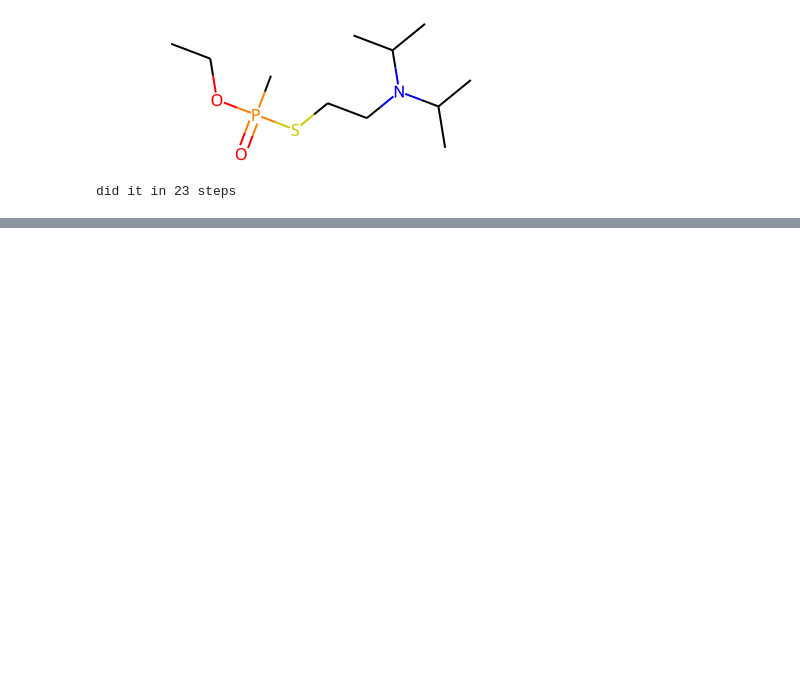
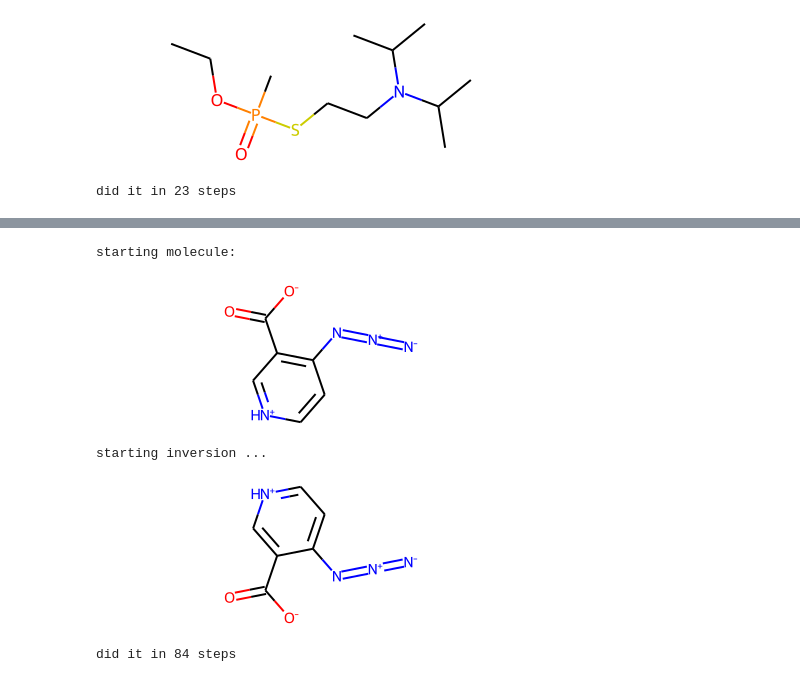
Before and after one commit to dehaenw/ECFPinvert, a Jupyter notebook: test_invert.ipynb, the cells around one changed output, grey strips where cells are left out. Drawn from its saved outputs; the diff is of its cells as text; code cells hidden in the pictures; blank space fills up the shorter version.

```diff
--- a/test_invert.ipynb
+++ b/test_invert.ipynb
@@ -100,3 +103,19 @@ did it in 23 steps
+# %%
+inv = inverter.Inverter(nbits=NBITS,radius=RADIUS,atoms_dict=inverter.ATOMSDICT_FULL,add_charges=True)
+mol = Chem.MolFromSmiles("c1c[nH+]cc(C(=O)[O-])c1N=[N+]=[N-]")
+print("starting molecule:")
+display(mol)
+ifp = inv.getECFP(mol)
+print("starting inversion ...")
+winner,steps = inv.invert(ifp,verbose=False,max_steps=5000,max_atoms=30,reduction_tolerance=10,max_dummies=6)
+display(winner)
+print("did it in {} steps".format(steps))
+# %% [output]
+starting molecule:
+[figure, added]
+starting inversion ...
+[figure, added]
+did it in 84 steps
 # %% [markdown]
 # inverting "Big molecules"
 the currently given examples are fairly small molecules (although in the gdb case, complex for their size).
```
Also changed, not shown: parts of 4 cells of this notebook.
